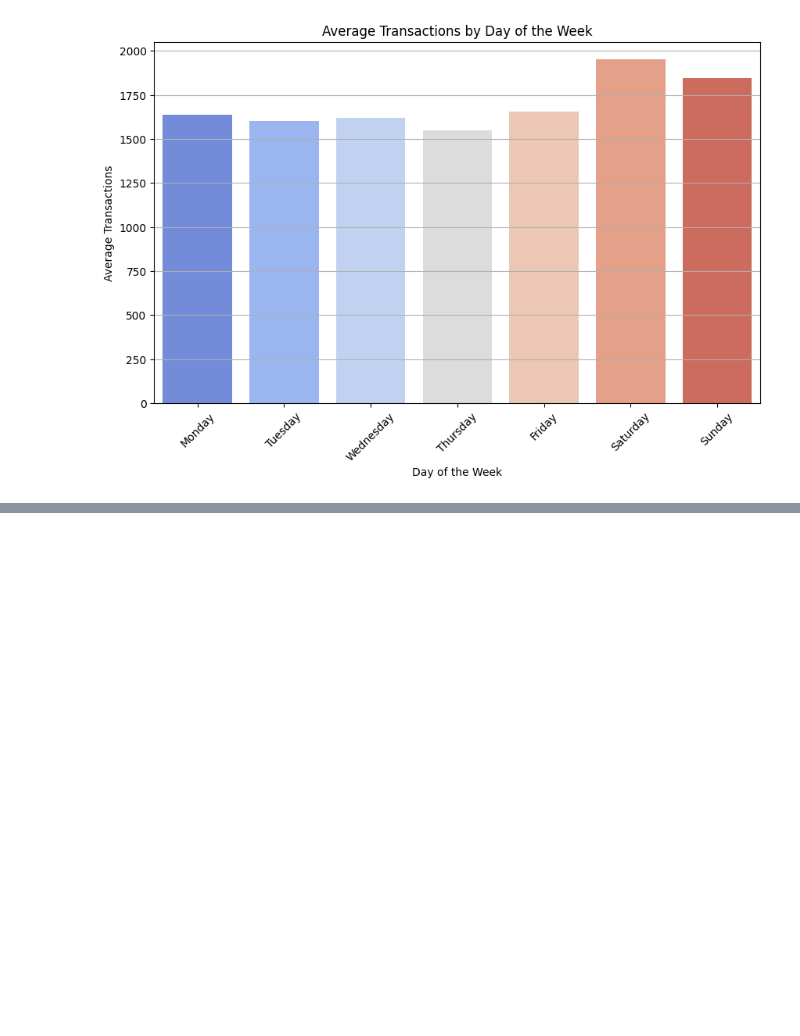
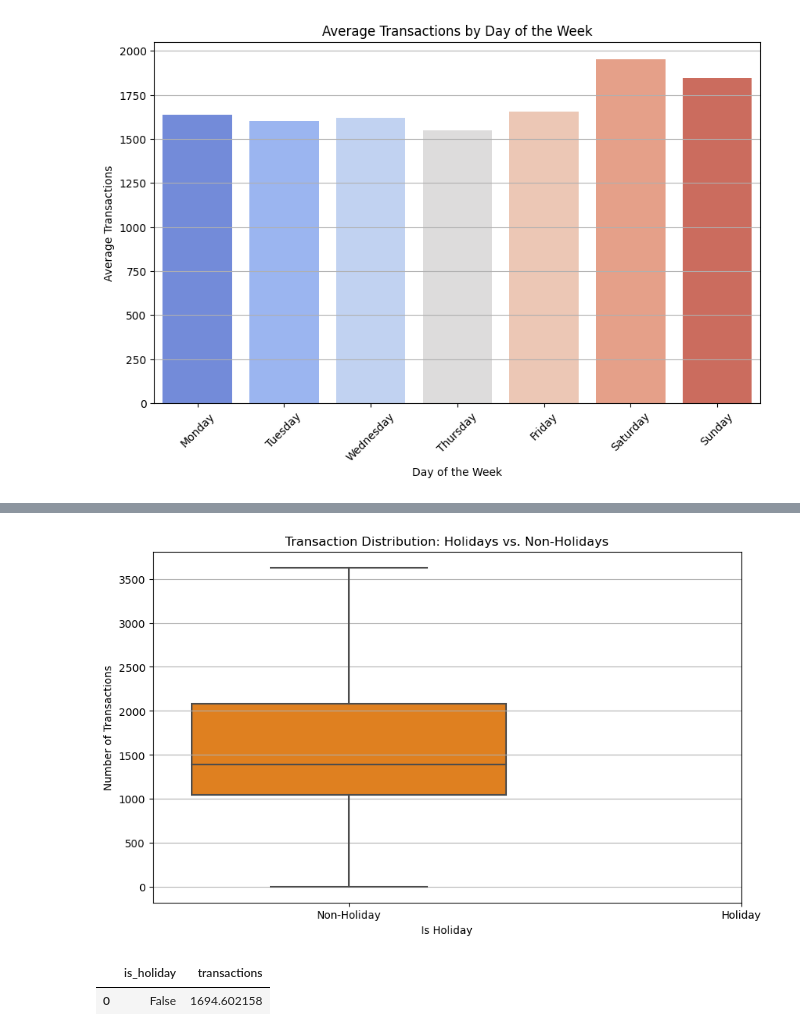
Before and after one commit to florboydens/Data-Analytics-Case-2, a Jupyter notebook: supermarket.ipynb, the cells around one changed output, grey strips where cells are left out. Drawn from its saved outputs; the diff is of its cells as text; code cells hidden in the pictures; blank space fills up the shorter version.

```diff
--- a/supermarket.ipynb
+++ b/supermarket.ipynb
@@ -228,0 +288,24 @@ Passing `palette` without assigning `hue` is deprecated and will be removed in v
+# %%
+# Merging the transactions data with the holidays data to identify transactions that occurred on holidays
+transactions_with_holidays = pd.merge(transactions, holidays_events, on='date', how='left')
+
+# Marking transactions that occurred on holidays
+transactions_with_holidays['is_holiday'] = ~transactions_with_holidays['type'].isnull()
+
+# Visualizing the distribution of transactions on holidays vs. non-holidays using a boxplot
+plt.figure(figsize=(10, 6))
+sns.boxplot(x='is_holiday', y='transactions', data=transactions_with_holidays, palette='autumn', showfliers=False)
+plt.title('Transaction Distribution: Holidays vs. Non-Holidays')
+plt.xlabel('Is Holiday')
+plt.ylabel('Number of Transactions')
+plt.xticks([0, 1], ['Non-Holiday', 'Holiday'])
+plt.grid(axis='y')
+plt.show()
+
+# Additionally, we calculate the average transactions on holidays and non-holidays for a clear comparison
+average_transactions_holiday_comparison = transactions_with_holidays.groupby('is_holiday')['transactions'].mean().reset_index()
+average_transactions_holiday_comparison
+# %% [output]
+[figure, added]
+|  | is_holiday | transactions |
+| 0 | False | 1694.602158 |
```
Also changed, not shown: parts of 28 cells of this notebook.
